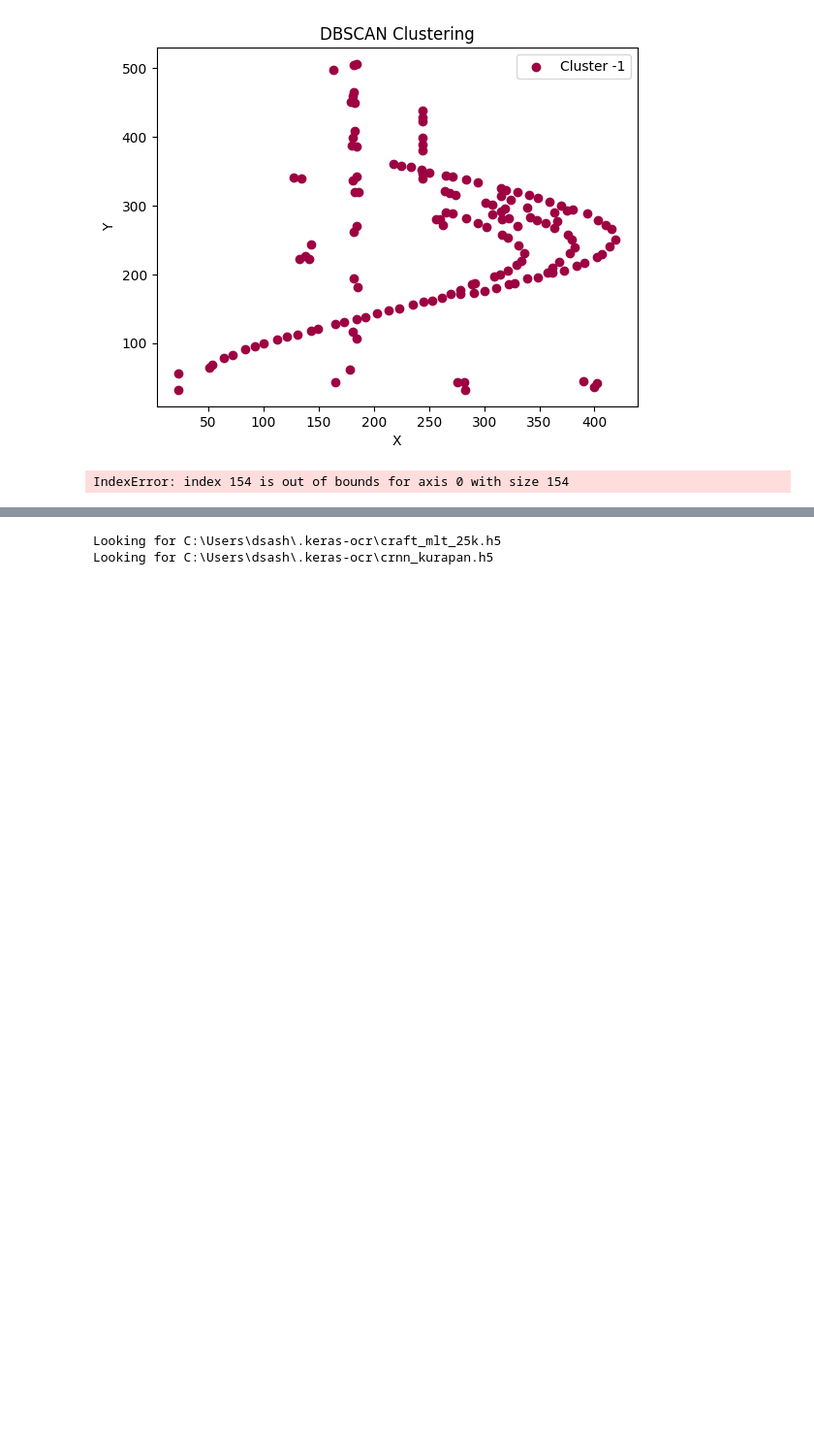
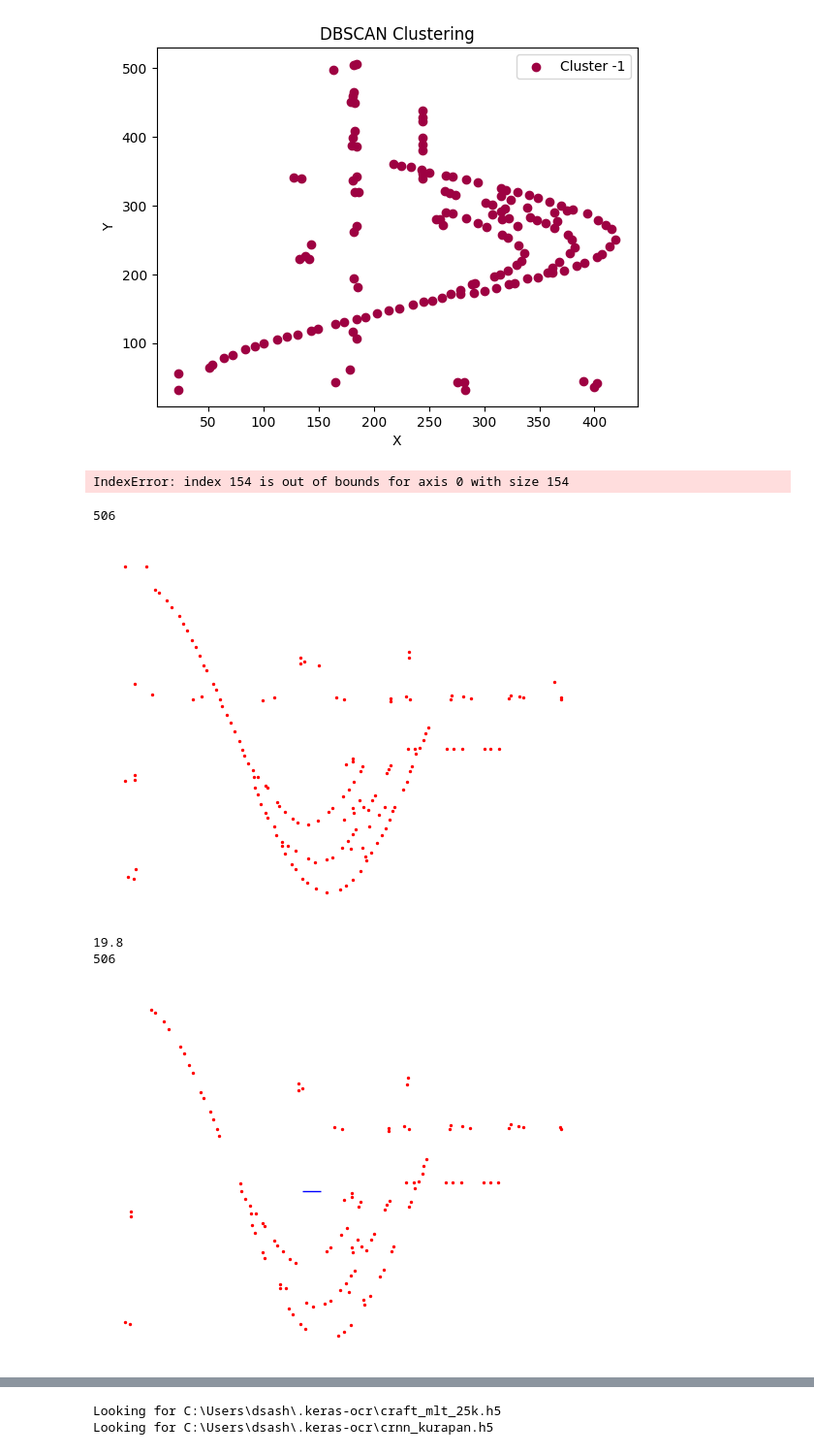
Before and after one commit to DikovAlexandr/TableExtraction, a Jupyter notebook: plot_processing/PlotProcessing.ipynb, the cells around one changed output, grey strips where cells are left out. Shown at 97% size. Saved outputs shown, nothing was run; the diff lists cells and outputs as text; code cells hidden in the pictures; blank space fills up the shorter version.

```diff
--- a/plot_processing/PlotProcessing.ipynb
+++ b/plot_processing/PlotProcessing.ipynb
@@ -550,3 +550,45 @@ processor.digitize_plot(image_path)
 Best params: eps=5, min_samples=5
 [figure]
 IndexError: index 154 is out of bounds for axis 0 with size 154
+# %%
+def show_points(points, width, height, epsilon):
+    if (points is not None):
+        height = max(points[1] for points in points)
+        print(height)
+        y_coords, x_coords = zip(*points)
+        plt.scatter(x_coords, height - y_coords, c='red', marker='o', s=2)
+
+        # Нарисовать горизонтальную линию размером epsilon по середине графика
+        middle_height = int(height / 2)
+        plt.hlines(middle_height, xmin=int(width/2), xmax=int(width/2) + epsilon, colors='blue', linewidth=1)
+
+        plt.axis('off')
+        plt.show()
+# %%
+points = processor.neighborhood_points
+image = processor.image
+width, height, _ = processor.image.shape
+points = [[x, y] for x, y in points]
+points = np.array(points)
+show_points(points, width, height, epsilon=0)
+
+# Создаем экземпляр DBSCAN с минимальным числом соседей n и радиусом epsilon.
+epsilon = (width + height) / (2 * 25)
+print(epsilon)
+dbscan = DBSCAN(eps=10, min_samples=2)
+
+# Производим кластеризацию
+clusters = dbscan.fit_predict(points)
+
+# Извлекаем индексы точек, которые являются основными точками (имеют достаточно соседей).
+core_points_indices = np.where(clusters != -1)[0]
+
+# Оставляем только основные точки в данных.
+filtered_points = points[core_points_indices]
+show_points(filtered_points, width, height, epsilon)
+# %% [output]
+506
+[figure, added]
+19.8
+506
+[figure, added]
```
Also changed, not shown: parts of 3 cells of this notebook, 23 other files.
